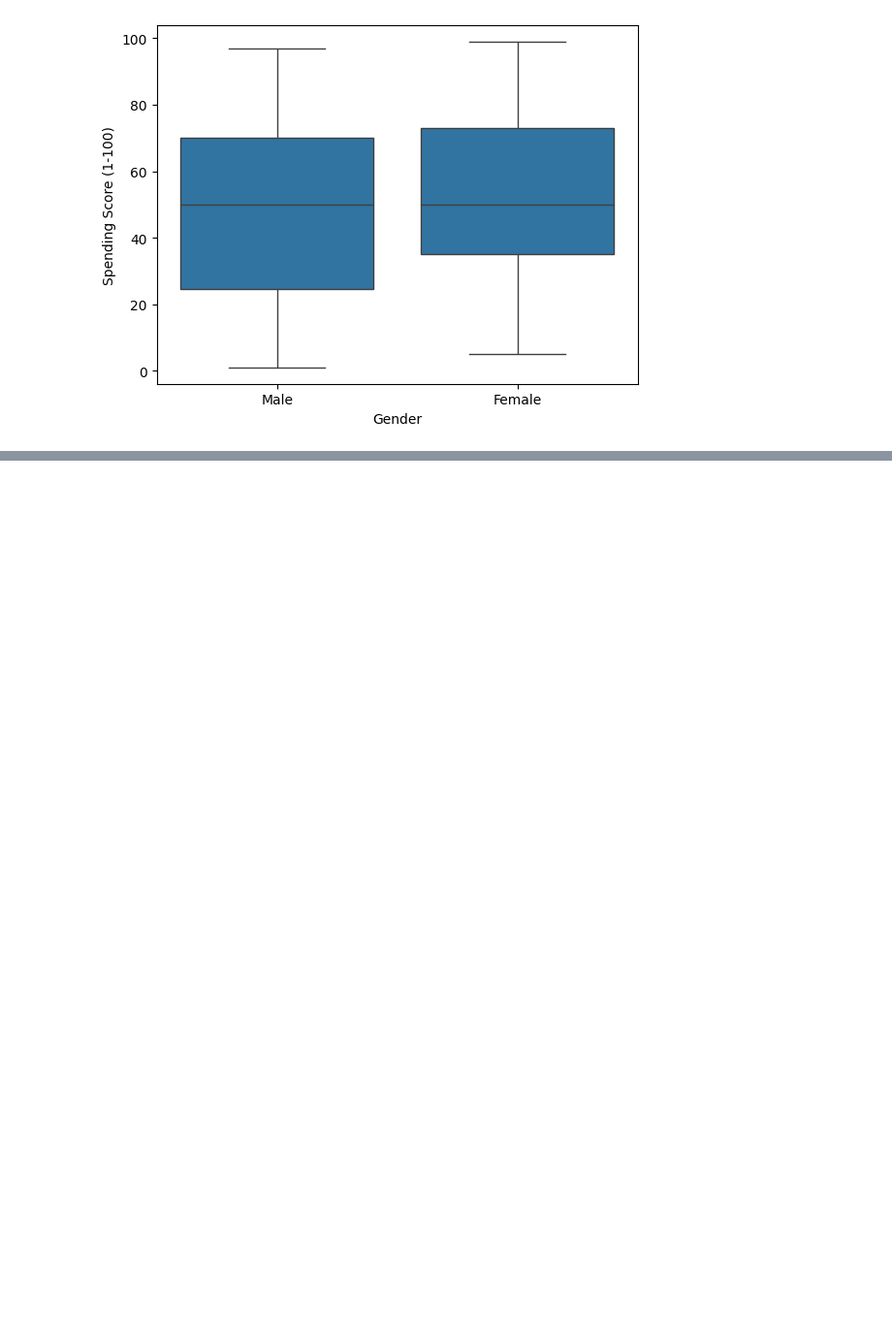
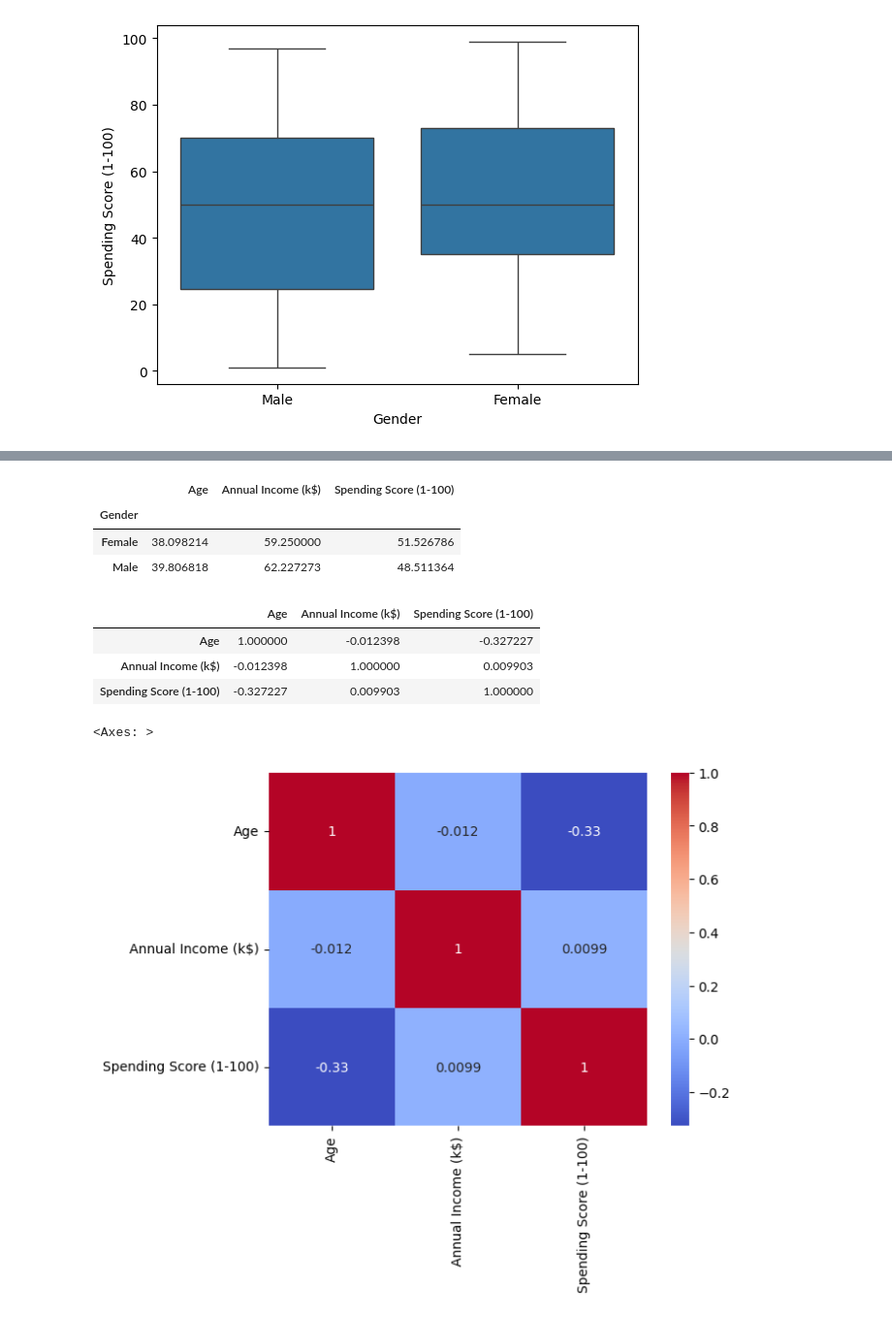
Before and after one commit to Anas1602/Absent-Data, a Jupyter notebook: Python Customer Segmentation & Clustering/EDA.ipynb, the cells around one changed output, grey strips where cells are left out. Shown: that part at 97% size. Cells and saved outputs as stored; diff of their text form; code cells hidden in the pictures; blank space fills up the shorter version.

```diff
--- a/Python Customer Segmentation & Clustering/EDA.ipynb
+++ b/Python Customer Segmentation & Clustering/EDA.ipynb
@@ -90,0 +121,20 @@ plt.show()
+# %%
+df.groupby(['Gender'])[['Age', 'Annual Income (k$)', 'Spending Score (1-100)']].mean()
+# %% [output]
+|  | Age | Annual Income (k$) | Spending Score (1-100) |
+| Gender |  |  |  |
+| Female | 38.098214 | 59.250000 | 51.526786 |
+| Male | 39.806818 | 62.227273 | 48.511364 |
+# %%
+numeric_df = df.drop(columns=['Gender']).select_dtypes(include=['number'])
+numeric_df.corr()
+# %% [output]
+|  | Age | Annual Income (k$) | Spending Score (1-100) |
+| Age | 1.000000 | -0.012398 | -0.327227 |
+| Annual Income (k$) | -0.012398 | 1.000000 | 0.009903 |
+| Spending Score (1-100) | -0.327227 | 0.009903 | 1.000000 |
+# %%
+sns.heatmap(numeric_df.corr(), annot=True, cmap='coolwarm')
+# %% [output]
+<Axes: >
+[figure, added]
```
Also changed, not shown: parts of 5 cells of this notebook.
